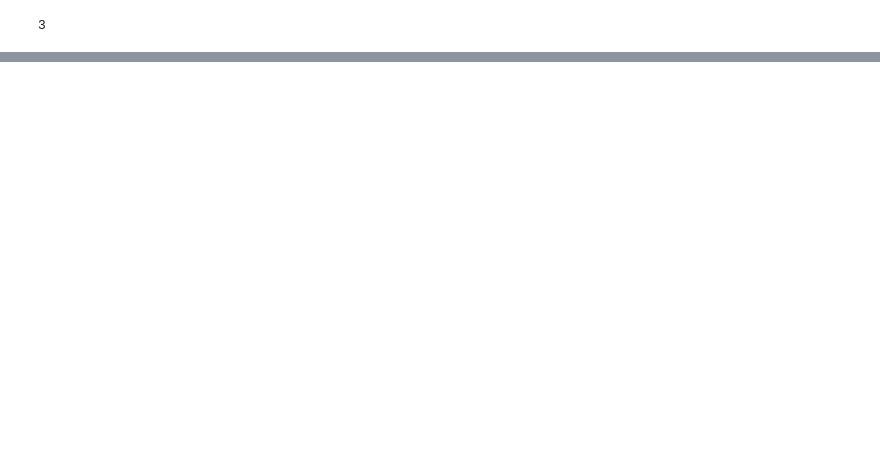
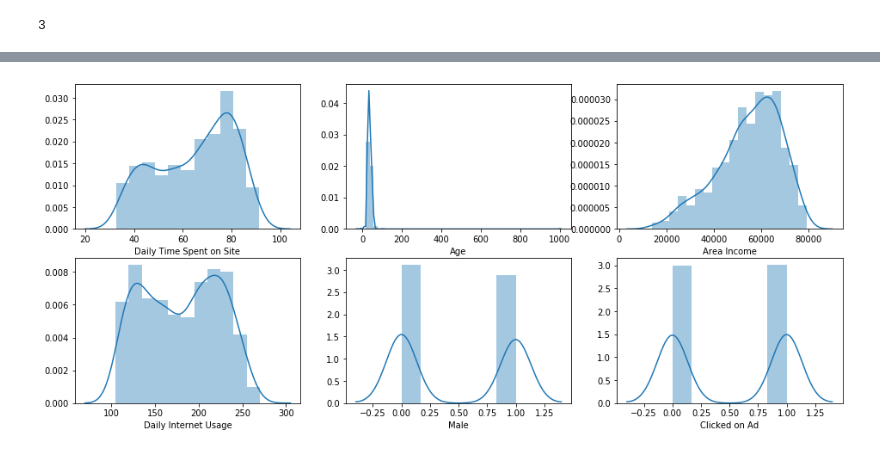
Before and after one commit to nikhilgharge4591/Advertising_Ad-Campaign, a Jupyter notebook: Advertising Ad Campaign .ipynb, the cells around one changed output, grey strips where cells are left out. Saved outputs shown, nothing was run; the diff lists cells and outputs as text; code cells hidden in the pictures; blank space fills up the shorter version.

```diff
--- a/Advertising Ad Campaign .ipynb
+++ b/Advertising Ad Campaign .ipynb
@@ -155,0 +200,4 @@ advertising_df = advertising_df.drop('delta', axis=1)
+# %%
+creating_distplot((16,18), advertising_df, num_vars)
+# %% [output]
+[figure, added]
```
Also changed, not shown: parts of 27 cells of this notebook.
